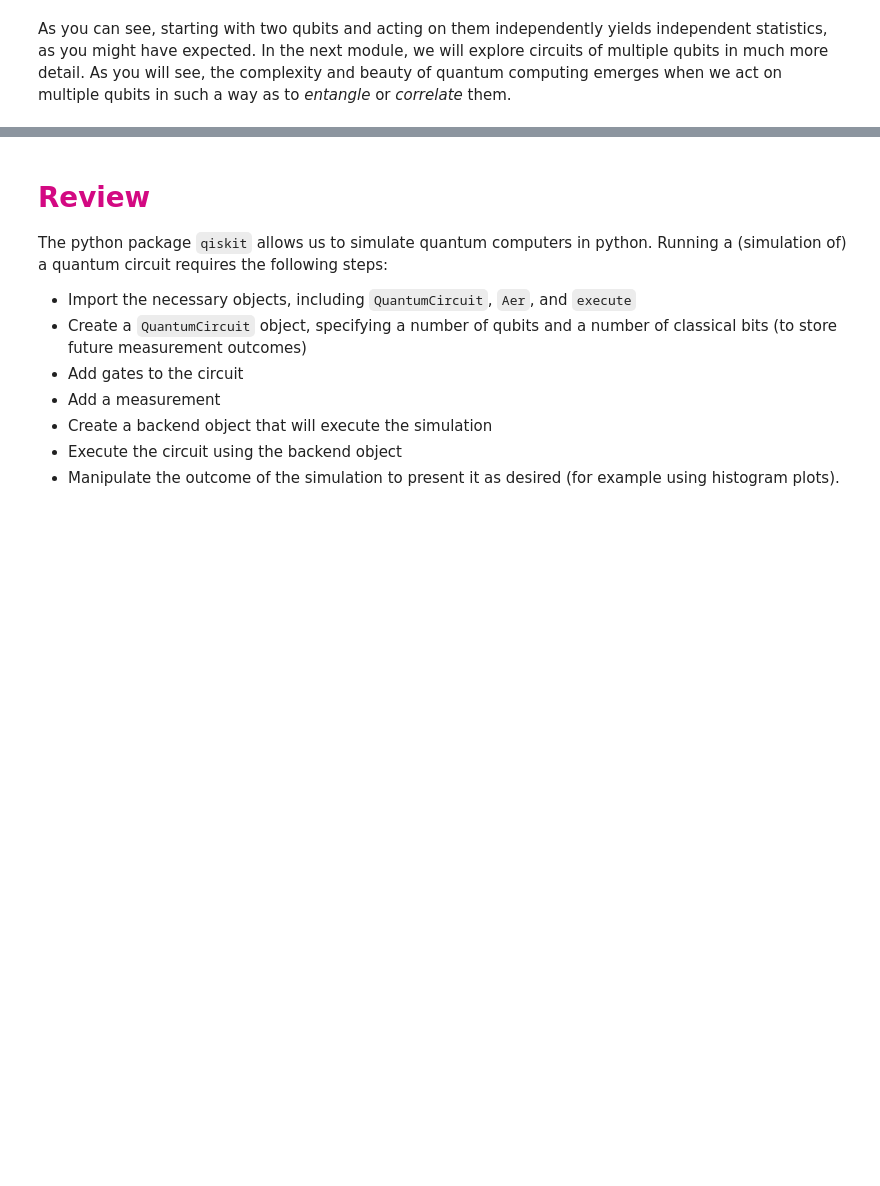
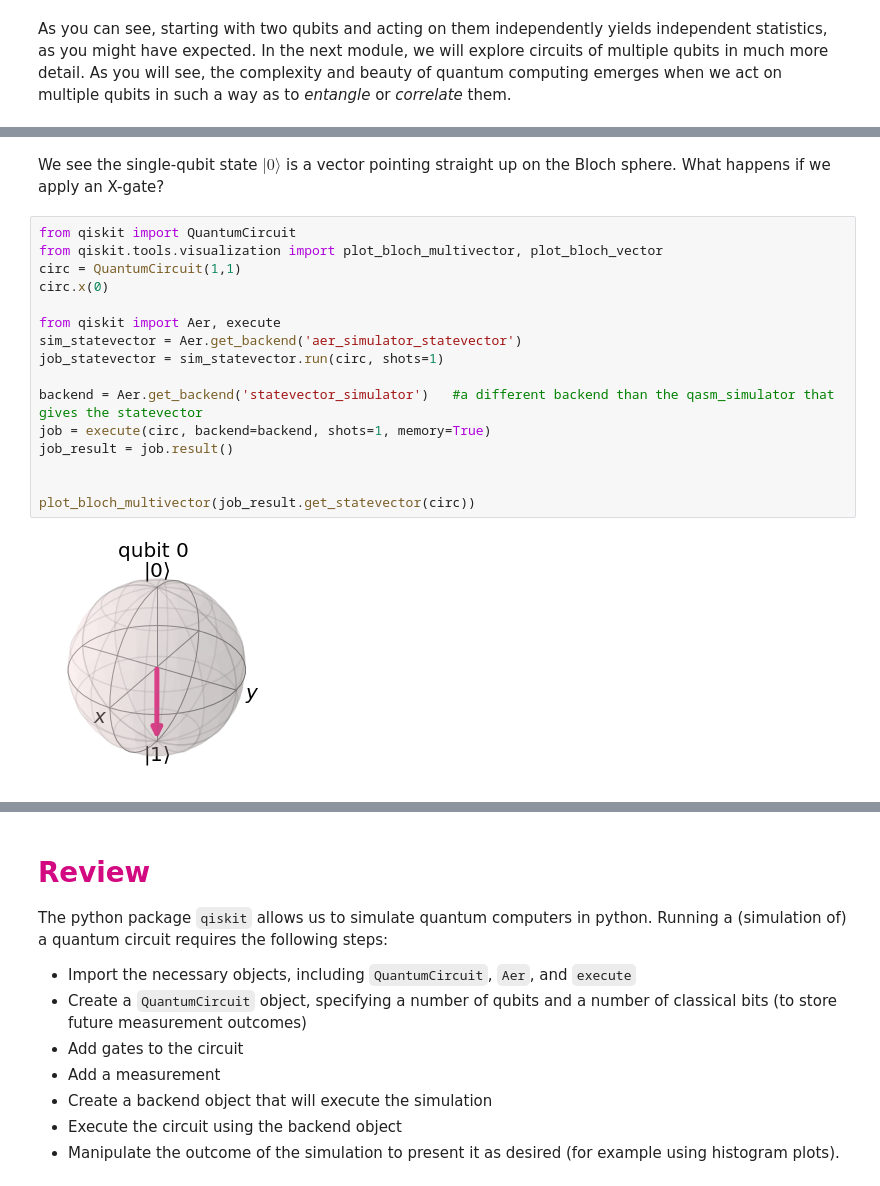
Before and after one commit to qBraid/QISE-NCAT, a Jupyter notebook: Qubes_course/06_Writing_quantum_programs.ipynb, the cells around one changed output, grey strips where cells are left out. Saved outputs shown, nothing was run; the diff lists cells and outputs as text; blank space fills up the shorter version.

```diff
--- a/Qubes_course/06_Writing_quantum_programs.ipynb
+++ b/Qubes_course/06_Writing_quantum_programs.ipynb
@@ -274,0 +300,20 @@ As you can see, starting with two qubits and acting on them independently yields
+# %% [markdown]
+We see the single-qubit state $|0\rangle$ is a vector pointing straight up on the Bloch sphere. What happens if we apply an X-gate?
+# %%
+from qiskit import QuantumCircuit
+from qiskit.tools.visualization import plot_bloch_multivector, plot_bloch_vector
+circ = QuantumCircuit(1,1)
+circ.x(0)
+
+from qiskit import Aer, execute
+sim_statevector = Aer.get_backend('aer_simulator_statevector')
+job_statevector = sim_statevector.run(circ, shots=1)
+
+backend = Aer.get_backend('statevector_simulator')   #a different backend than the qasm_simulator that gives the statevector
+job = execute(circ, backend=backend, shots=1, memory=True)
+job_result = job.result()
+
+
+plot_bloch_multivector(job_result.get_statevector(circ))
+# %% [output]
+[figure, added]
```
Also changed, not shown: parts of 6 cells of this notebook, 1 other file.
